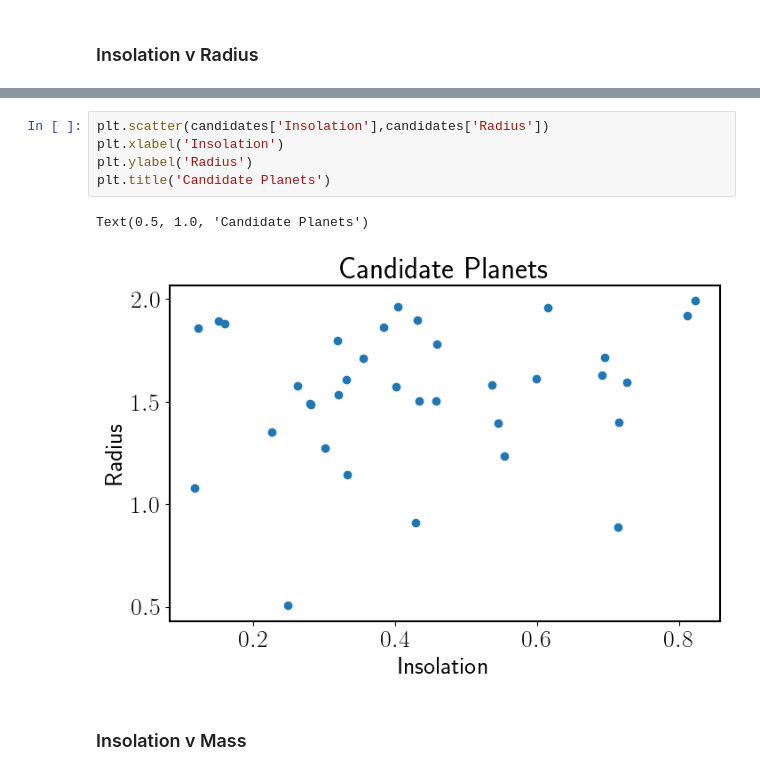
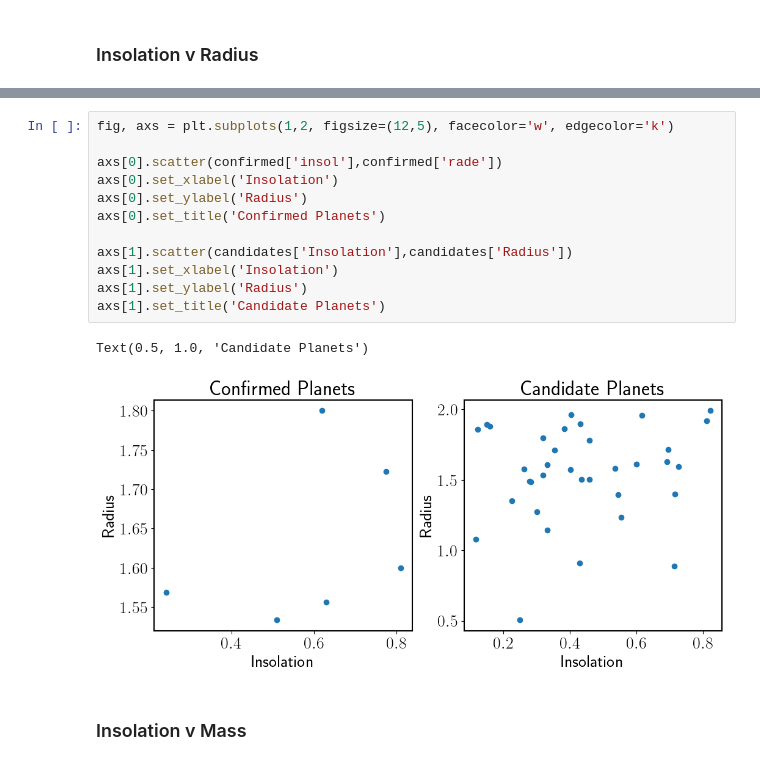
Before and after one commit to lupitatovar/Cool-Worlds, a Jupyter notebook: figures/Figures.ipynb, the cells around one changed output, grey strips where cells are left out. Cells and saved outputs as stored; diff of their text form.

```diff
--- a/figures/Figures.ipynb
+++ b/figures/Figures.ipynb
@@ -187,10 +156,17 @@ Text(0.5, 1.0, 'Confirmed Planets')
-# %%
-plt.scatter(candidates['Insolation'],candidates['Radius'])
-plt.xlabel('Insolation')
-plt.ylabel('Radius')
-plt.title('Candidate Planets')
-# %% [output]
-Text(0.5, 1.0, 'Candidate Planets')
-[figure, removed]
+# %%
+fig, axs = plt.subplots(1,2, figsize=(12,5), facecolor='w', edgecolor='k')
+
+axs[0].scatter(confirmed['insol'],confirmed['rade'])
+axs[0].set_xlabel('Insolation')
+axs[0].set_ylabel('Radius')
+axs[0].set_title('Confirmed Planets')
+
+axs[1].scatter(candidates['Insolation'],candidates['Radius'])
+axs[1].set_xlabel('Insolation')
+axs[1].set_ylabel('Radius')
+axs[1].set_title('Candidate Planets')
+# %% [output]
+Text(0.5, 1.0, 'Candidate Planets')
+[figure, added]
 # %% [markdown]
 ### Insolation v Mass
```
Also changed, not shown: parts of 21 cells of this notebook, 4 other files.
